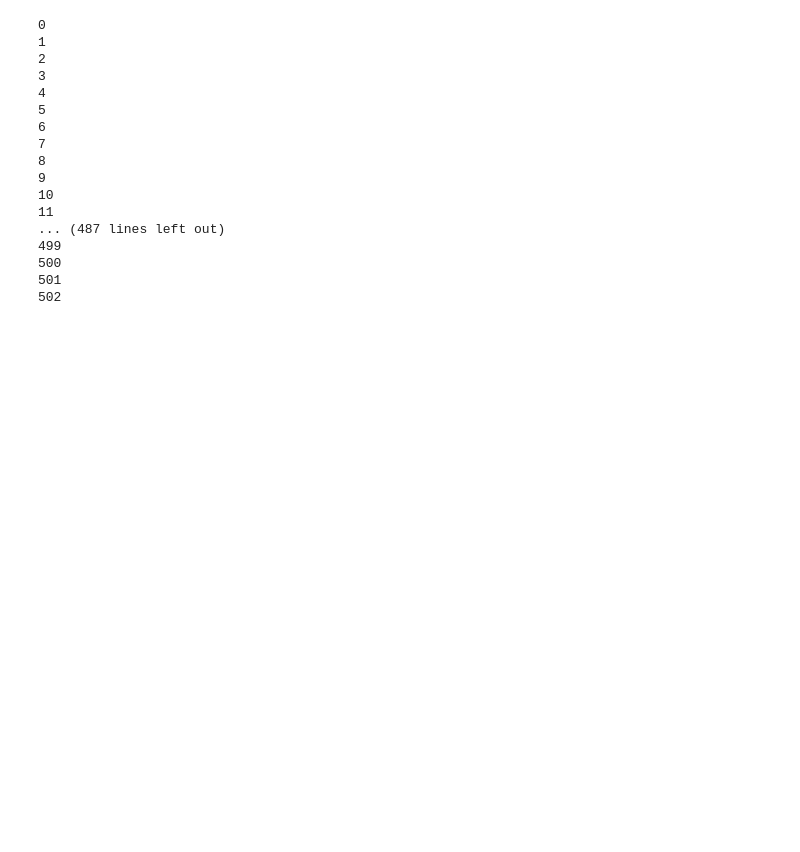
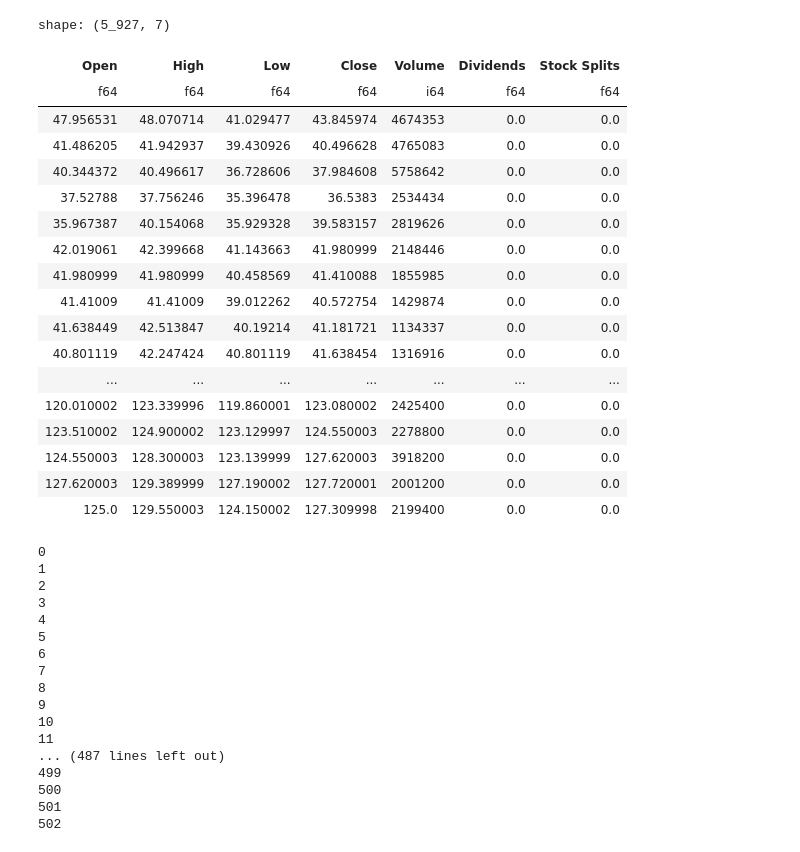
Before and after one commit to OGibbard/Quant, a Jupyter notebook: stockInfoDownload.ipynb, the cells around one changed output. Drawn from its saved outputs; the diff is of its cells as text; code cells hidden in the pictures; blank space fills up the shorter version.

```diff
--- a/stockInfoDownload.ipynb
+++ b/stockInfoDownload.ipynb
@@ -3,7 +3,7 @@ import yfinance as yf
 import polars as pl
 # %%
 #Get dataframe of all tickers
-constituents = pl.read_csv("../Data/sp500/Constituents.csv", infer_schema_length=False)
+constituents = pl.read_csv("../Data/SP500/Constituents.csv", infer_schema_length=False)
 # %%
 #Create list of individual stocks from names from dataframe
 stockComponents=[]
@@ -44,3 +55,28 @@ ROP 895
+# %%
+tempStock = yf.Ticker(stockComponents[0])
+tempHist=tempStock.history(start="2000-01-01", end="2023-07-26")
+hist=pl.from_dataframe(tempHist)
+hist
+# %% [output]
+shape: (5_927, 7)
+| Open | High | Low | Close | Volume | Dividends | Stock Splits |
+| f64 | f64 | f64 | f64 | i64 | f64 | f64 |
+| 47.956531 | 48.070714 | 41.029477 | 43.845974 | 4674353 | 0.0 | 0.0 |
+| 41.486205 | 41.942937 | 39.430926 | 40.496628 | 4765083 | 0.0 | 0.0 |
+| 40.344372 | 40.496617 | 36.728606 | 37.984608 | 5758642 | 0.0 | 0.0 |
+| 37.52788 | 37.756246 | 35.396478 | 36.5383 | 2534434 | 0.0 | 0.0 |
+| 35.967387 | 40.154068 | 35.929328 | 39.583157 | 2819626 | 0.0 | 0.0 |
+| 42.019061 | 42.399668 | 41.143663 | 41.980999 | 2148446 | 0.0 | 0.0 |
+| 41.980999 | 41.980999 | 40.458569 | 41.410088 | 1855985 | 0.0 | 0.0 |
+| 41.41009 | 41.41009 | 39.012262 | 40.572754 | 1429874 | 0.0 | 0.0 |
+| 41.638449 | 42.513847 | 40.19214 | 41.181721 | 1134337 | 0.0 | 0.0 |
+| 40.801119 | 42.247424 | 40.801119 | 41.638454 | 1316916 | 0.0 | 0.0 |
+| ... | ... | ... | ... | ... | ... | ... |
+| 120.010002 | 123.339996 | 119.860001 | 123.080002 | 2425400 | 0.0 | 0.0 |
+| 123.510002 | 124.900002 | 123.129997 | 124.550003 | 2278800 | 0.0 | 0.0 |
+| 124.550003 | 128.300003 | 123.139999 | 127.620003 | 3918200 | 0.0 | 0.0 |
+| 127.620003 | 129.389999 | 127.190002 | 127.720001 | 2001200 | 0.0 | 0.0 |
+| 125.0 | 129.550003 | 124.150002 | 127.309998 | 2199400 | 0.0 | 0.0 |
 # %%
 #Import usable information rows from text file
 usableInfo=[]
```
Also changed, not shown: parts of 2 cells of this notebook, 5 other files.
